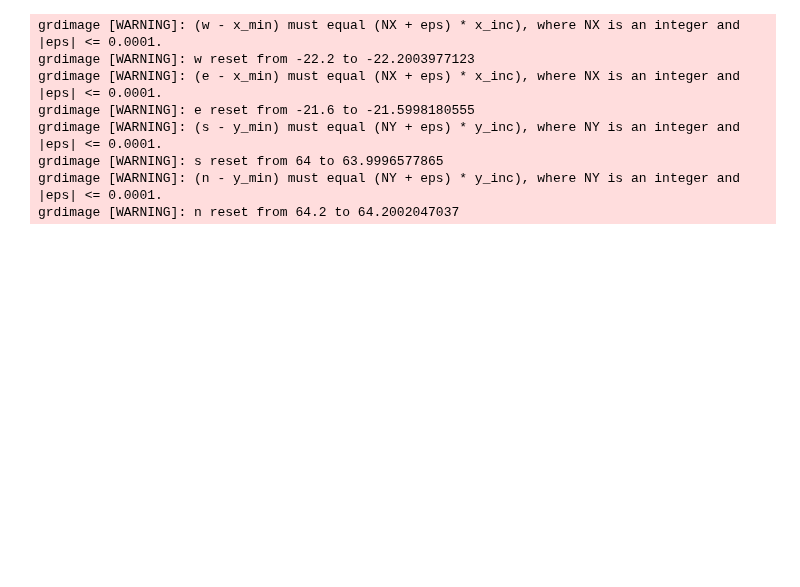
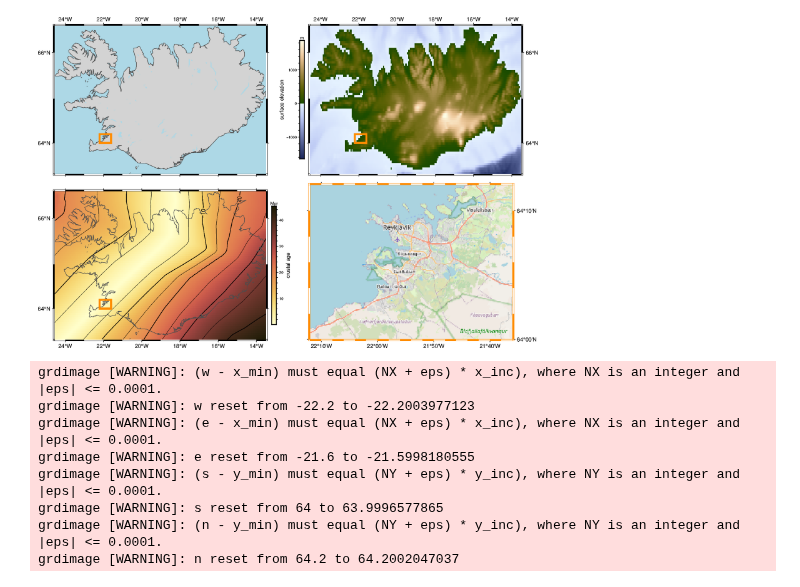
Before and after one commit to GenericMappingTools/pygmt-paper-figures, a Jupyter notebook: pygmt_paper_backgroundmaps_grdimage_contextily.ipynb, the cells around one changed output. Saved outputs shown, nothing was run; the diff lists cells and outputs as text; code cells hidden in the pictures; blank space fills up the shorter version.

Commit message:
Add land-water map and crustal-age-countor map

```diff
--- a/pygmt_paper_backgroundmaps_grdimage_contextily.ipynb
+++ b/pygmt_paper_backgroundmaps_grdimage_contextily.ipynb
@@ -0,0 +1,67 @@
+# %%
+import pygmt
+
+
+region_is = "IS"  # country code for Iceland ("IS")
+
+lon_min = -22.2
+lon_max = -21.6
+lat_min = 64
+lat_max = 64.2
+region = [lon_min, lon_max, lat_min, lat_max]
+x = [lon_min, lon_max, lon_max, lon_min, lon_min]
+y = [lat_min, lat_min, lat_max, lat_max, lat_min]
+
+
+fig = pygmt.Figure()
+
+# -----------------------------------------------------------------------------
+# TOP LEFT
+fig.basemap(region=region_is, projection="M12c", frame=["WsNe", "af"])
+fig.coast(land="lightgray", water="lightblue", shorelines="1/0.5p,gray30")
+fig.plot(x=x, y=y, pen="3p,darkorange", no_clip=True)  # r+s
+
+fig.shift_origin(xshift="w+2.5c")
+
+# -----------------------------------------------------------------------------
+# TOP RIGHT
+fig.basemap(region=region_is, projection="M12c", frame=["wsNE", "af"])
+# Download 3 arc-minutes Earth relief grid
+grid = pygmt.datasets.load_earth_relief(resolution="03m", region=region_is)
+fig.grdimage(grid=grid, cmap="SCM/oleron")
+fig.colorbar(frame=["x+lsurface elevation", "y+lm"], position="JLM")
+fig.plot(x=x, y=y, pen="3p,darkorange", no_clip=True)
+
+fig.shift_origin(xshift="-14.5c", yshift="-h-1c")
+
+# -----------------------------------------------------------------------------
+# BOTTOM LEFT
+fig.basemap(region=region_is, projection="M12c", frame=["WSne", "af"])
+# Download 3 arc-minutes Earth crustal age grid
+grid = pygmt.datasets.load_earth_age(resolution="03m", region=region_is )
+fig.grdimage(grid=grid, cmap="SCM/lajolla")
+fig.grdcontour(grid=grid)
+fig.colorbar(frame=["x+lcrustal age", "y+lMyr"], position="JRM")
+fig.coast(shorelines="1/0.5p,gray30")
+fig.plot(x=x, y=y, pen="3p,darkorange", no_clip=True)
+
+fig.shift_origin(xshift="+w+2.5c")
+
+# -----------------------------------------------------------------------------
+# BOTTOM RIGHT
+pygmt.config(MAP_FRAME_PEN="darkorange")
+fig.tilemap(
+    region=region,  # Area around Reykjavik
+    projection="M11.5c",
+    # Set level of details (0-22)
+    # Higher levels mean a zoom level closer to the Earth's surface with
+    # more tiles covering a smaller geographic area and thus more details
+    # and vice versa. Please note, not all zoom levels are always available.
+    zoom=10,
+    # Use tiles from OpenStreetMap tile server
+    source="https://{s}.tile.openstreetmap.org/{z}/{x}/{y}.png",
+    frame=["wSnE", "af"],
+)
+
+fig.show(dpi=150)
+# %% [output]
@@ -1,3 +76,4 @@
+[figure, added]
 # %%
 import pygmt
 
```
Also changed, not shown: parts of 1 cell of this notebook.
